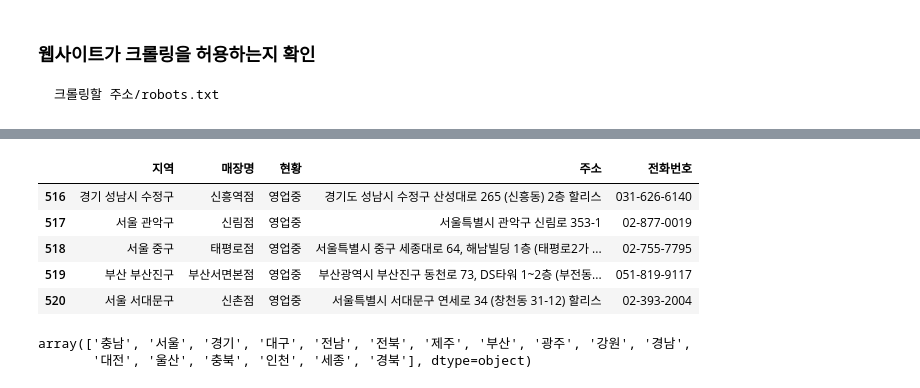
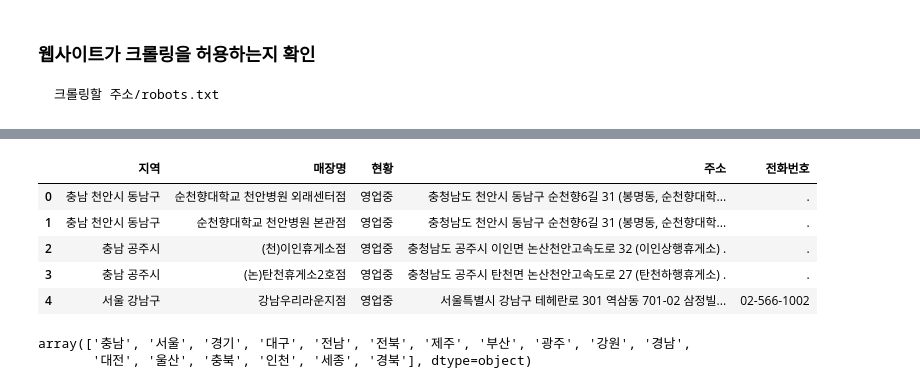
Before and after one commit to leekyuyoung20221226/python, a Jupyter notebook: 머신러닝2_4일차.ipynb, the cells around one changed output, grey strips where cells are left out. Saved outputs shown, nothing was run; the diff lists cells and outputs as text; code cells hidden in the pictures.

```diff
--- a/머신러닝2_4일차.ipynb
+++ b/머신러닝2_4일차.ipynb
@@ -166,14 +163,14 @@ for page in tqdm(range(1,53+1)):
 import pandas as pd
 # %%
 df = pd.DataFrame(result,columns=['지역','매장명','현황','주소','전화번호'])
-df.tail()
+df.head()
 # %% [output]
 |  | 지역 | 매장명 | 현황 | 주소 | 전화번호 |
-| 516 | 경기 성남시 수정구 | 신흥역점 | 영업중 | 경기도 성남시 수정구 산성대로 265 (신흥동) 2층 할리스 | 031-626-6140 |
-| 517 | 서울 관악구 | 신림점 | 영업중 | 서울특별시 관악구 신림로 353-1 | 02-877-0019 |
-| 518 | 서울 중구 | 태평로점 | 영업중 | 서울특별시 중구 세종대로 64, 해남빌딩 1층 (태평로2가 ... | 02-755-7795 |
-| 519 | 부산 부산진구 | 부산서면본점 | 영업중 | 부산광역시 부산진구 동천로 73, DS타워 1~2층 (부전동... | 051-819-9117 |
-| 520 | 서울 서대문구 | 신촌점 | 영업중 | 서울특별시 서대문구 연세로 34 (창천동 31-12) 할리스 | 02-393-2004 |
+| 0 | 충남 천안시 동남구 | 순천향대학교 천안병원 외래센터점 | 영업중 | 충청남도 천안시 동남구 순천향6길 31 (봉명동, 순천향대학... | . |
+| 1 | 충남 천안시 동남구 | 순천향대학교 천안병원 본관점 | 영업중 | 충청남도 천안시 동남구 순천향6길 31 (봉명동, 순천향대학... | . |
+| 2 | 충남 공주시 | (천)이인휴게소점 | 영업중 | 충청남도 공주시 이인면 논산천안고속도로 32 (이인상행휴게소) . | . |
+| 3 | 충남 공주시 | (논)탄천휴게소2호점 | 영업중 | 충청남도 공주시 탄천면 논산천안고속도로 27 (탄천하행휴게소) . | . |
+| 4 | 서울 강남구 | 강남우리라운지점 | 영업중 | 서울특별시 강남구 테헤란로 301 역삼동 701-02 삼정빌... | 02-566-1002 |
 # %%
 df.to_csv('./hollyCoffeStore.csv')
 # %%
```
Also changed, not shown: parts of 19 cells of this notebook.
